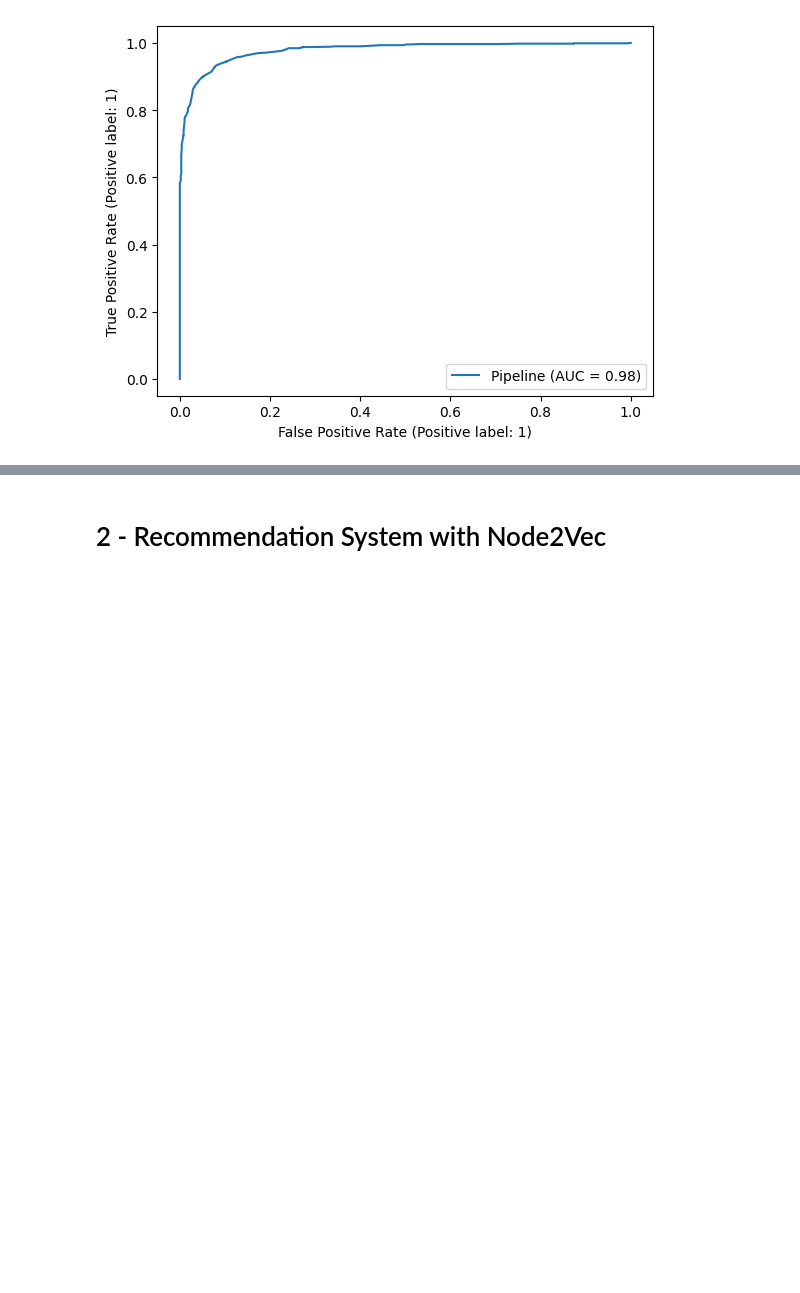
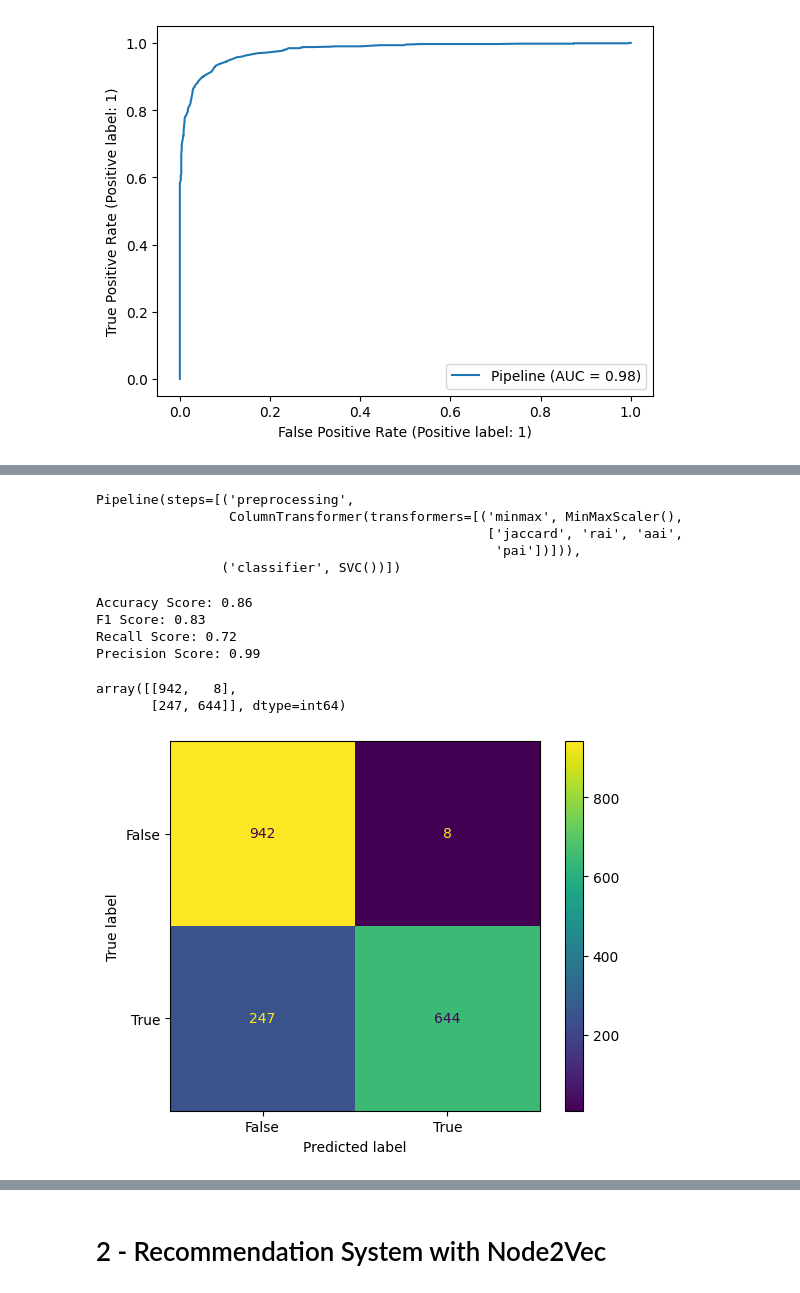
Before and after one commit to giordanovitale/BeerNetwork, a Jupyter notebook: graph_ml.ipynb, the cells around one changed output, grey strips where cells are left out. Drawn from its saved outputs; the diff is of its cells as text; code cells hidden in the pictures; blank space fills up the shorter version.

Commit message:
Support Vectors Classifier

```diff
--- a/graph_ml.ipynb
+++ b/graph_ml.ipynb
@@ -355,0 +347,46 @@ roc_logistic = RocCurveDisplay.from_estimator(xgb_link_predictor, X_test, y_test
+# %%
+model = SVC()
+
+svc_link_predictor = Pipeline([
+    ('preprocessing', ct),
+    ('classifier', model)
+])
+# %%
+svc_link_predictor.fit(X=X_train, y=y_train)
+# %% [output]
+Pipeline(steps=[('preprocessing',
+                 ColumnTransformer(transformers=[('minmax', MinMaxScaler(),
+                                                  ['jaccard', 'rai', 'aai',
+                                                   'pai'])])),
+                ('classifier', SVC())])
+# %%
+predicted_labels_svc = svc_link_predictor.predict(X_test)
+# %%
+# accuracy score
+print(f"Accuracy Score: {round(accuracy_score(y_test, predicted_labels_svc), 2)}")
+
+# F1
+print(f"F1 Score: {round(f1_score(y_test, predicted_labels_svc),2)}")
+
+# recall
+print(f"Recall Score: {round(recall_score(y_test, predicted_labels_svc),2)}")
+
+# precision
+print(f"Precision Score: {round(precision_score(y_test, predicted_labels_svc),2)}")
+# %% [output]
+Accuracy Score: 0.86
+F1 Score: 0.83
+Recall Score: 0.72
+Precision Score: 0.99
+# %%
+cm = confusion_matrix(y_test, predicted_labels_svc)
+cm
+# %% [output]
+array([[942,   8],
+       [247, 644]], dtype=int64)
+# %%
+cm_display = ConfusionMatrixDisplay(confusion_matrix = cm, display_labels = [False, True])
+cm_display.plot()
+plt.show()
+# %% [output]
+[figure, added]
```
Also changed, not shown: parts of 3 cells of this notebook.
